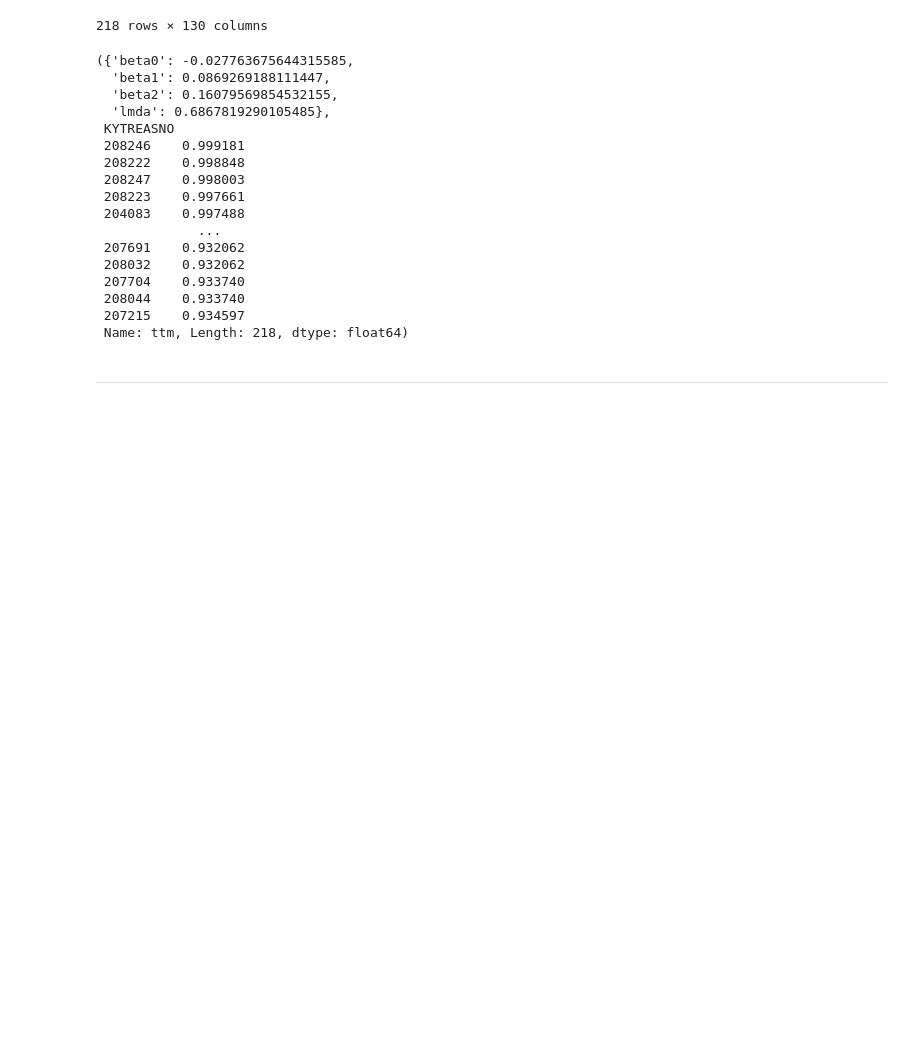
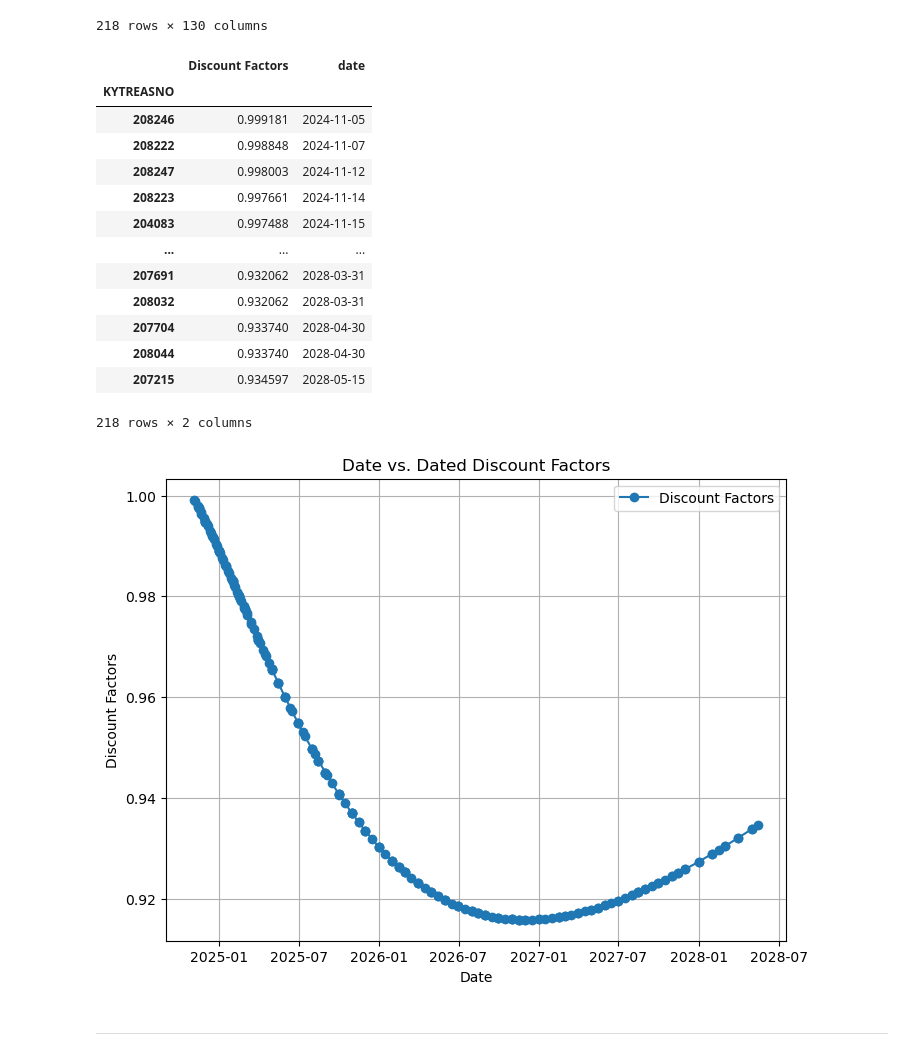
Before and after one commit to vinnyyx/finm-fixedincome-2025, a Jupyter notebook: homework/HW1 Solution.ipynb, the cells around one changed output. Drawn from its saved outputs; the diff is of its cells as text; code cells hidden in the pictures; blank space fills up the shorter version.

```diff
--- a/homework/HW1 Solution.ipynb
+++ b/homework/HW1 Solution.ipynb
@@ -534,7 +539,15 @@ def estimate_discount_factors(price_ttm_df, cf_df):
         discount_factors = np.exp(-estimated_yields * price_ttm_df['ttm'])
 
         factors = {'beta0': beta0, 'beta1': beta1, 'beta2': beta2, 'lmda': lmda}
-        return factors, pd.Series(discount_factors, index=price_ttm_df.index)
+
+        resdf = pd.DataFrame({
+            'Discount Factors': discount_factors,
+            'date': price_ttm_df['date'].values  # Ensure values match correctly
+        }, index=price_ttm_df.index)
+
+
+
+        return factors, resdf
     else:
         raise ValueError("Optimization failed: " + result.message)
 # %%
@@ -578,25 +591,35 @@ cf_df
 | 207215 | 0 | 0 | 0 | 0 | 0.00 | 0 | 0 | 0 | ... |
 218 rows × 130 columns
 # %%
-estimate_discount_factors(price_ttm_df, cf_df)
+factors, disc_df = estimate_discount_factors(price_ttm_df, cf_df)
+
+disc_df
 # %% [output]
+|  | Discount Factors | date |
+| KYTREASNO |  |  |
+| 208246 | 0.999181 | 2024-11-05 |
+| 208222 | 0.998848 | 2024-11-07 |
+| 208247 | 0.998003 | 2024-11-12 |
+| 208223 | 0.997661 | 2024-11-14 |
+| 204083 | 0.997488 | 2024-11-15 |
+| ... | ... | ... |
+| 207691 | 0.932062 | 2028-03-31 |
+| 208032 | 0.932062 | 2028-03-31 |
+| 207704 | 0.933740 | 2028-04-30 |
+| 208044 | 0.933740 | 2028-04-30 |
+| 207215 | 0.934597 | 2028-05-15 |
-({'beta0': -0.027763675644315585,
-  'beta1': 0.0869269188111447,
-  'beta2': 0.16079569854532155,
-  'lmda': 0.6867819290105485},
- KYTREASNO
- 208246    0.999181
- 208222    0.998848
- 208247    0.998003
- 208223    0.997661
- 204083    0.997488
-             ...
- 207691    0.932062
- 208032    0.932062
- 207704    0.933740
- 208044    0.933740
- 207215    0.934597
- Name: ttm, Length: 218, dtype: float64)
+218 rows × 2 columns
+# %%
+plt.figure(figsize=(8, 6))
+plt.plot(disc_df['date'], disc_df['Discount Factors'], marker='o', linestyle='-', label='Discount Factors')
+plt.title('Date vs. Dated Discount Factors')
+plt.xlabel('Date')
+plt.ylabel('Discount Factors')
+plt.grid(True)
+plt.legend()
+plt.show()
+# %% [output]
+[figure, added]
 # %% [markdown]
 ***
 # %% [markdown]
```
Also changed, not shown: parts of 2 cells of this notebook, 3 other files.
